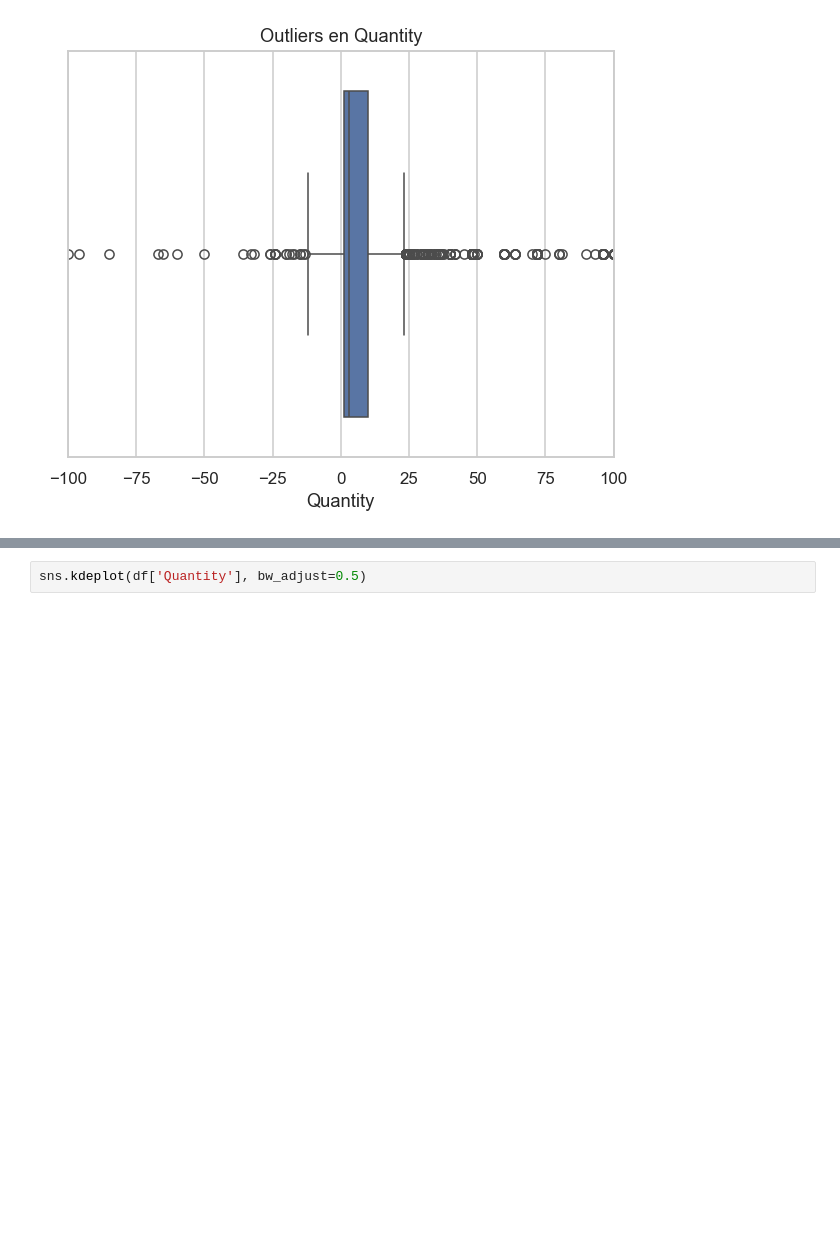
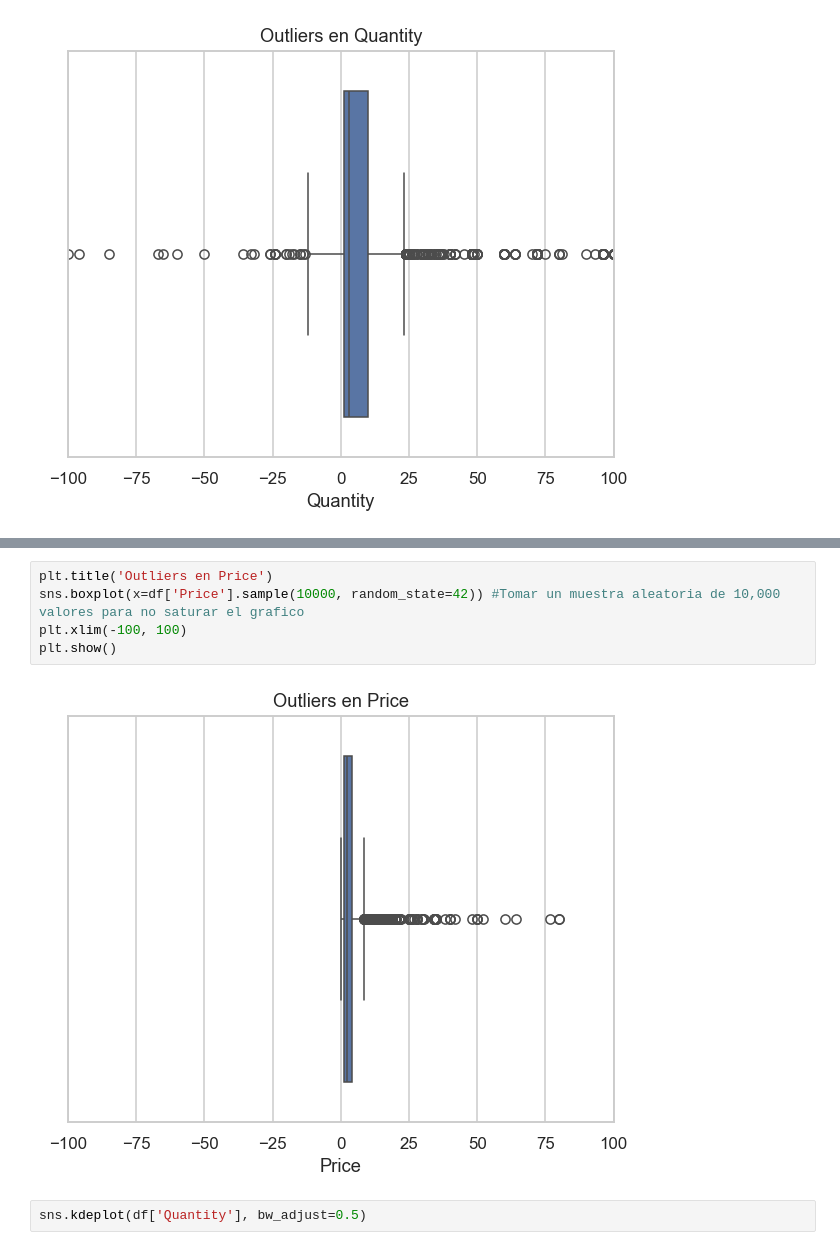
Before and after one commit to DaLeedev/CLTV_PROJECT, a Jupyter notebook: notebooks/01_Exploracion Inicial.ipynb, the cells around one changed output, grey strips where cells are left out. Drawn from its saved outputs; the diff is of its cells as text; blank space fills up the shorter version.

```diff
--- a/notebooks/01_Exploracion Inicial.ipynb
+++ b/notebooks/01_Exploracion Inicial.ipynb
@@ -169,3 +176,10 @@ plt.show()
+# %%
+plt.title('Outliers en Price')
+sns.boxplot(x=df['Price'].sample(10000, random_state=42)) #Tomar un muestra aleatoria de 10,000 valores para no saturar el grafico
+plt.xlim(-100, 100)
+plt.show()
+# %% [output]
+[figure, added]
 # %%
 sns.kdeplot(df['Quantity'], bw_adjust=0.5)
 # %% [output]
```
Also changed, not shown: parts of 1 cell of this notebook.
